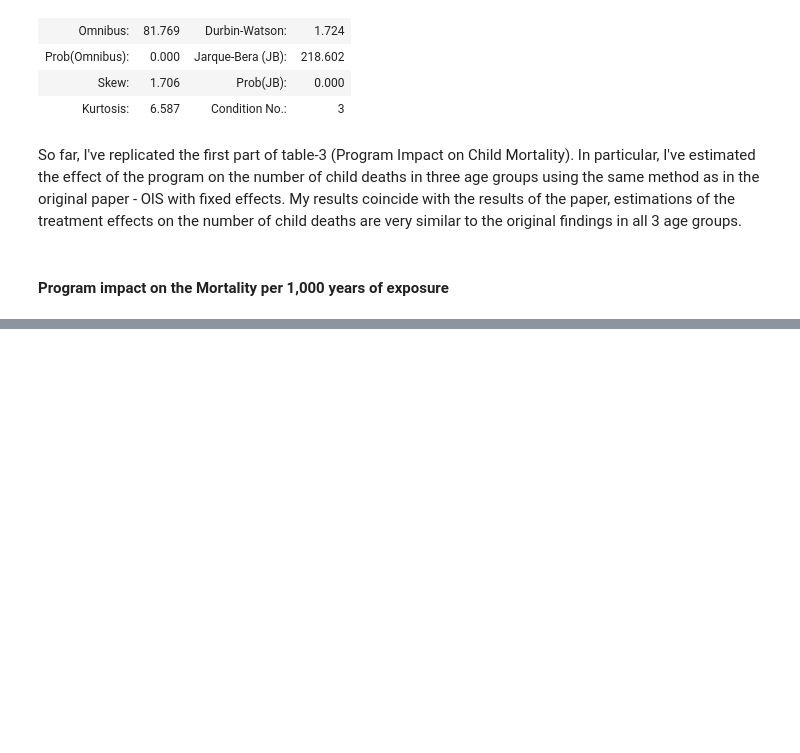
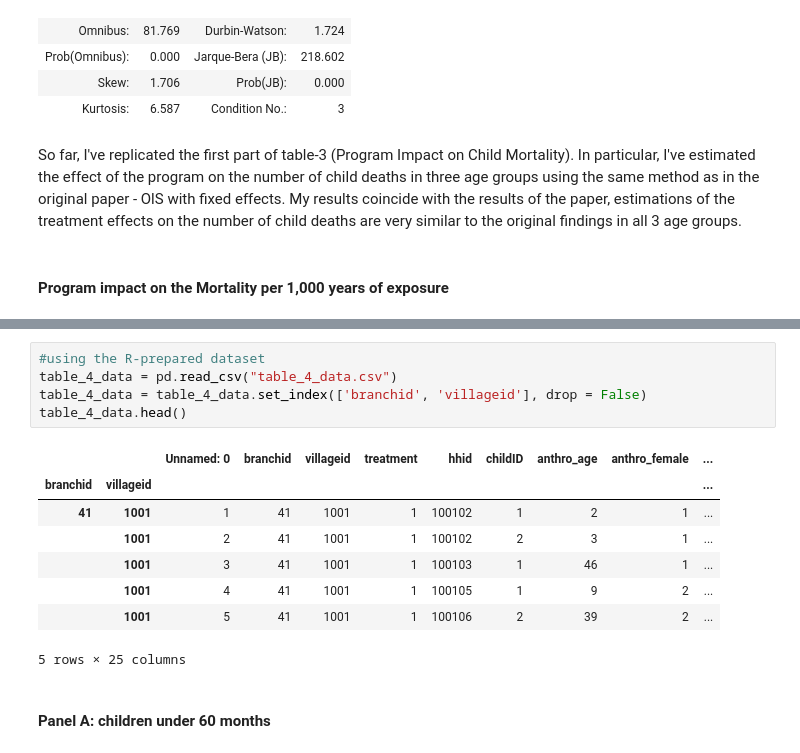
Before and after one commit to madinajapakhova/Project-replication, a Jupyter notebook: MJapakhova project(replication).ipynb, the cells around one changed output, grey strips where cells are left out. Cells and saved outputs as stored; diff of their text form; blank space fills up the shorter version.

```diff
--- a/MJapakhova project(replication).ipynb
+++ b/MJapakhova project(replication).ipynb
@@ -532,0 +628,16 @@ res.summary2(yname="Infant mortality", xname=["Intercept", "Program impact"],
+# %%
+#using the R-prepared dataset
+table_4_data = pd.read_csv("table_4_data.csv")
+table_4_data = table_4_data.set_index(['branchid', 'villageid'], drop = False)
+table_4_data.head()
+# %% [output]
+|  |  | Unnamed: 0 | branchid | villageid | treatment | hhid | childID | anthro_age | anthro_female | ... |
+| branchid | villageid |  |  |  |  |  |  |  |  | ... |
+| 41 | 1001 | 1 | 41 | 1001 | 1 | 100102 | 1 | 2 | 1 | ... |
+|  | 1001 | 2 | 41 | 1001 | 1 | 100102 | 2 | 3 | 1 | ... |
+|  | 1001 | 3 | 41 | 1001 | 1 | 100103 | 1 | 46 | 1 | ... |
+|  | 1001 | 4 | 41 | 1001 | 1 | 100105 | 1 | 9 | 2 | ... |
+|  | 1001 | 5 | 41 | 1001 | 1 | 100106 | 2 | 39 | 2 | ... |
+5 rows × 25 columns
+# %% [markdown]
+#### Panel A: children under 60 months
```
Also changed, not shown: parts of 76 cells of this notebook.
